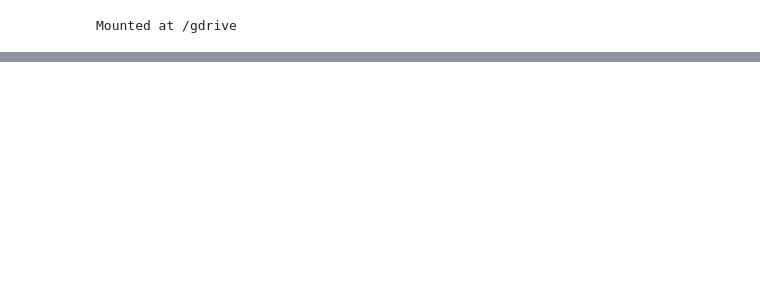
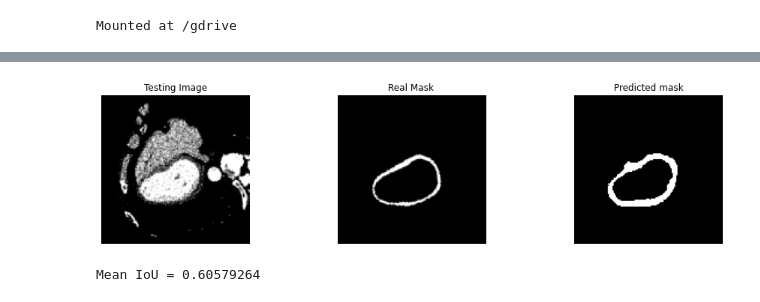
Before and after one commit to Chiaradisanto/Segmentation, a Jupyter notebook: Sensor_AMILOIDOSIipynb.ipynb, the cells around one changed output, grey strips where cells are left out. Drawn from its saved outputs; the diff is of its cells as text; code cells hidden in the pictures; blank space fills up the shorter version.

```diff
--- a/Sensor_AMILOIDOSIipynb.ipynb
+++ b/Sensor_AMILOIDOSIipynb.ipynb
@@ -248,0 +555,4 @@ model.save('/gdrive/MyDrive/TESI/Sensor3D-Amiloidosi-accuracy.h5')
+# %%
+#Load previously saved model
+from keras.models import load_model
+model = load_model("/gdrive/MyDrive/TESI/Sensor40epoche128.h5", compile=False)
@@ -248,0 +587,39 @@ model.save('/gdrive/MyDrive/TESI/Sensor3D-Amiloidosi-accuracy.h5')
+# %%
+
+import random
+test_img_number = random.randint(0, a.shape[0]-1)
+test_img = a[test_img_number]
+ground_truth=b[test_img_number]
+#test_img_norm=test_img[:,:,0][:,:,None]
+test_img_input=np.expand_dims(test_img, 0)
+
+prediction = (model.predict(test_img_input)[0,0,:,:,0] > 0.5).astype(np.uint8)
+plt.figure(figsize=(16, 8))
+plt.subplot(231)
+plt.axis('off')
+plt.title('Testing Image')
+plt.imshow(test_img[0,:,:,0], cmap='gray')
+
+
+plt.subplot(232)
+plt.title('Real Mask ')
+plt.axis('off')
+plt.imshow(ground_truth[0,:,:,0], cmap='gray')
+plt.subplot(233)
+plt.axis('off')
+
+plt.title('Predicted mask')
+plt.imshow(prediction, cmap='gray')
+
+plt.show()
+# %% [output]
+[figure, added]
+# %%
+#IoU for a single image
+from tensorflow.keras.metrics import MeanIoU
+n_classes = 2
+IOU_keras = MeanIoU(num_classes=n_classes)
+IOU_keras.update_state(ground_truth[0,:,:,0], prediction)
+print("Mean IoU =", IOU_keras.result().numpy())
+# %% [output]
+Mean IoU = 0.60579264
```
Also changed, not shown: parts of 36 cells of this notebook.
